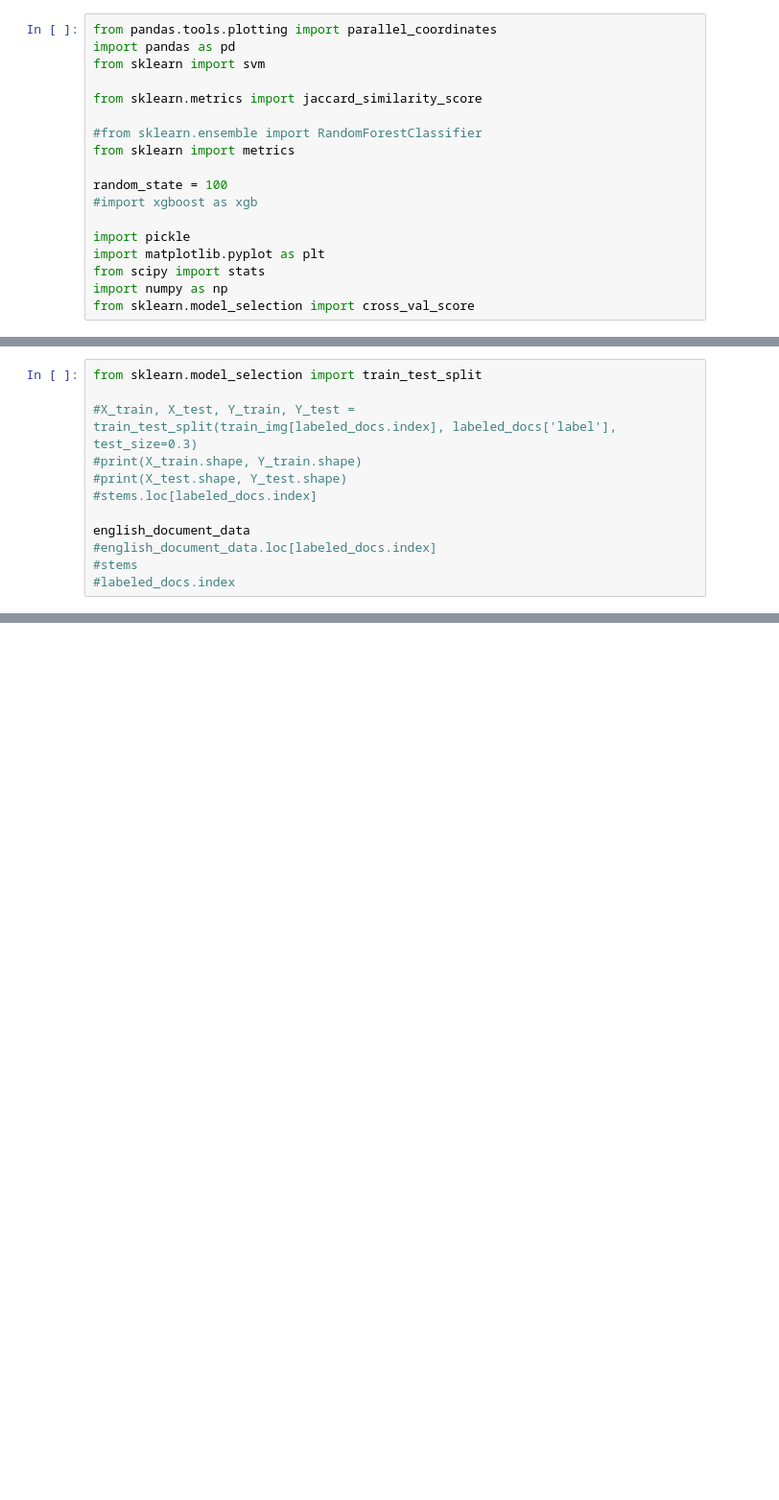
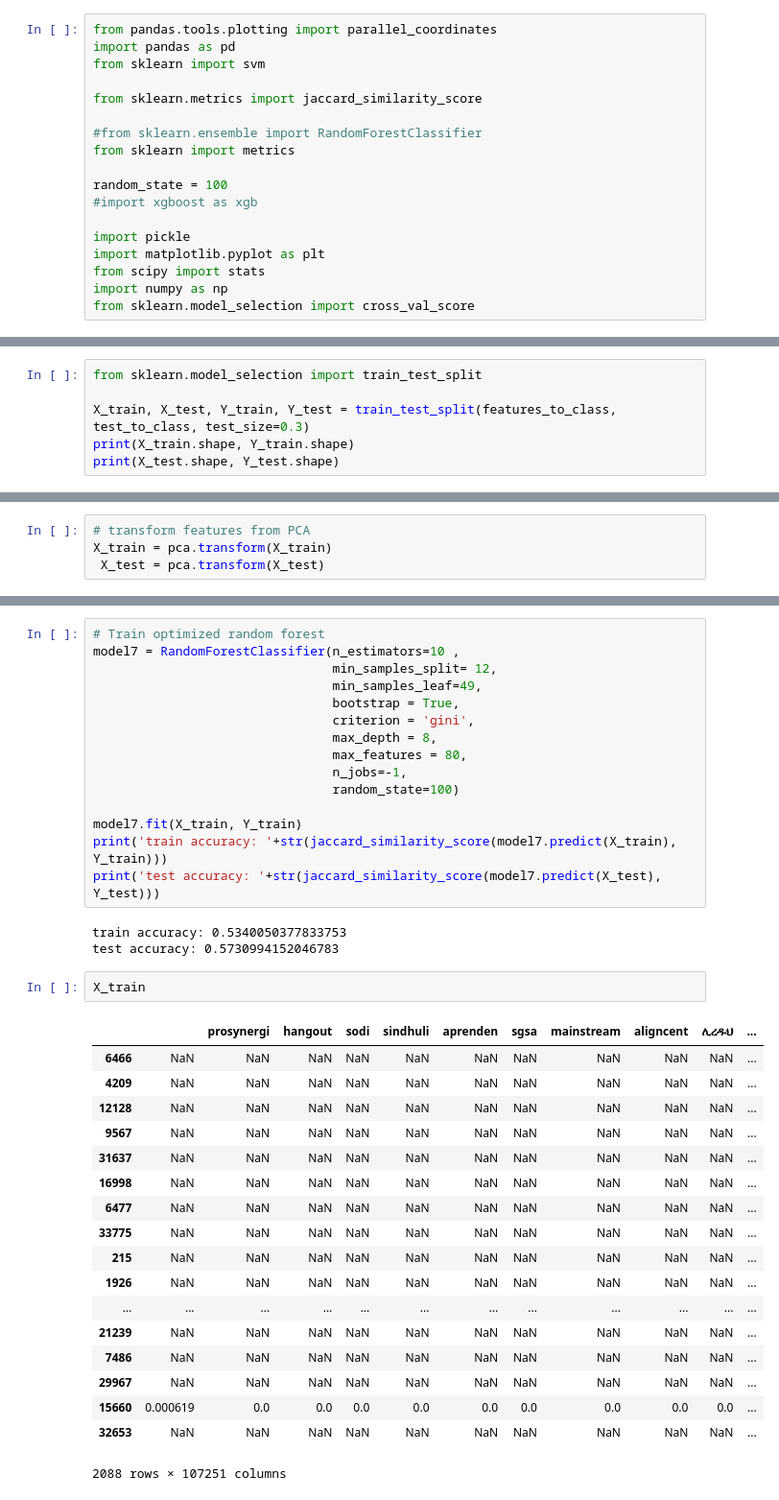
Before and after one commit to thiesgehrmann/JuSiPy_TWB, a Jupyter notebook: Doc type training set.ipynb, the cells around one changed output, grey strips where cells are left out. Shown at 96% size. Drawn from its saved outputs; the diff is of its cells as text; blank space fills up the shorter version.

```diff
--- a/Doc type training set.ipynb
+++ b/Doc type training set.ipynb
@@ -179,13 +257,7 @@ pca.n_components_
 # %%
 from sklearn.model_selection import train_test_split
 
-#X_train, X_test, Y_train, Y_test = train_test_split(train_img[labeled_docs.index], labeled_docs['label'], test_size=0.3)
-#print(X_train.shape, Y_train.shape)
-#print(X_test.shape, Y_test.shape)
-#stems.loc[labeled_docs.index]
-
-english_document_data
-#english_document_data.loc[labeled_docs.index]
-#stems
-#labeled_docs.index
+X_train, X_test, Y_train, Y_test = train_test_split(features_to_class, test_to_class, test_size=0.3)
+print(X_train.shape, Y_train.shape)
+print(X_test.shape, Y_test.shape)
 # %% [output]
@@ -230,0 +270,4 @@ stems_en_noDbl.loc[labeled_docs['document'].drop_duplicates().index]
+# %%
+# transform features from PCA
+X_train = pca.transform(X_train)
+ X_test = pca.transform(X_test)
@@ -230,0 +354,39 @@ stems_en_noDbl.loc[labeled_docs['document'].drop_duplicates().index]
+# %%
+# Train optimized random forest
+model7 = RandomForestClassifier(n_estimators=10 ,
+                                min_samples_split= 12,
+                                min_samples_leaf=49,
+                                bootstrap = True,
+                                criterion = 'gini',
+                                max_depth = 8,
+                                max_features = 80,
+                                n_jobs=-1,
+                                random_state=100)
+
+model7.fit(X_train, Y_train)
+print('train accuracy: '+str(jaccard_similarity_score(model7.predict(X_train), Y_train)))
+print('test accuracy: '+str(jaccard_similarity_score(model7.predict(X_test), Y_test)))
+# %% [output]
+train accuracy: 0.5340050377833753
+test accuracy: 0.5730994152046783
+# %%
+X_train
+# %% [output]
+|  |  | prosynergi | hangout | sodi | sindhuli | aprenden | sgsa | mainstream | aligncent | ሊረዱህ | ... |
+| 6466 | NaN | NaN | NaN | NaN | NaN | NaN | NaN | NaN | NaN | NaN | ... |
+| 4209 | NaN | NaN | NaN | NaN | NaN | NaN | NaN | NaN | NaN | NaN | ... |
+| 12128 | NaN | NaN | NaN | NaN | NaN | NaN | NaN | NaN | NaN | NaN | ... |
+| 9567 | NaN | NaN | NaN | NaN | NaN | NaN | NaN | NaN | NaN | NaN | ... |
+| 31637 | NaN | NaN | NaN | NaN | NaN | NaN | NaN | NaN | NaN | NaN | ... |
+| 16998 | NaN | NaN | NaN | NaN | NaN | NaN | NaN | NaN | NaN | NaN | ... |
+| 6477 | NaN | NaN | NaN | NaN | NaN | NaN | NaN | NaN | NaN | NaN | ... |
+| 33775 | NaN | NaN | NaN | NaN | NaN | NaN | NaN | NaN | NaN | NaN | ... |
+| 215 | NaN | NaN | NaN | NaN | NaN | NaN | NaN | NaN | NaN | NaN | ... |
+| 1926 | NaN | NaN | NaN | NaN | NaN | NaN | NaN | NaN | NaN | NaN | ... |
+| ... | ... | ... | ... | ... | ... | ... | ... | ... | ... | ... | ... |
+| 21239 | NaN | NaN | NaN | NaN | NaN | NaN | NaN | NaN | NaN | NaN | ... |
+| 7486 | NaN | NaN | NaN | NaN | NaN | NaN | NaN | NaN | NaN | NaN | ... |
+| 29967 | NaN | NaN | NaN | NaN | NaN | NaN | NaN | NaN | NaN | NaN | ... |
+| 15660 | 0.000619 | 0.0 | 0.0 | 0.0 | 0.0 | 0.0 | 0.0 | 0.0 | 0.0 | 0.0 | ... |
+| 32653 | NaN | NaN | NaN | NaN | NaN | NaN | NaN | NaN | NaN | NaN | ... |
+2088 rows × 107251 columns
```
Also changed, not shown: parts of 51 cells of this notebook, 2 other files.
